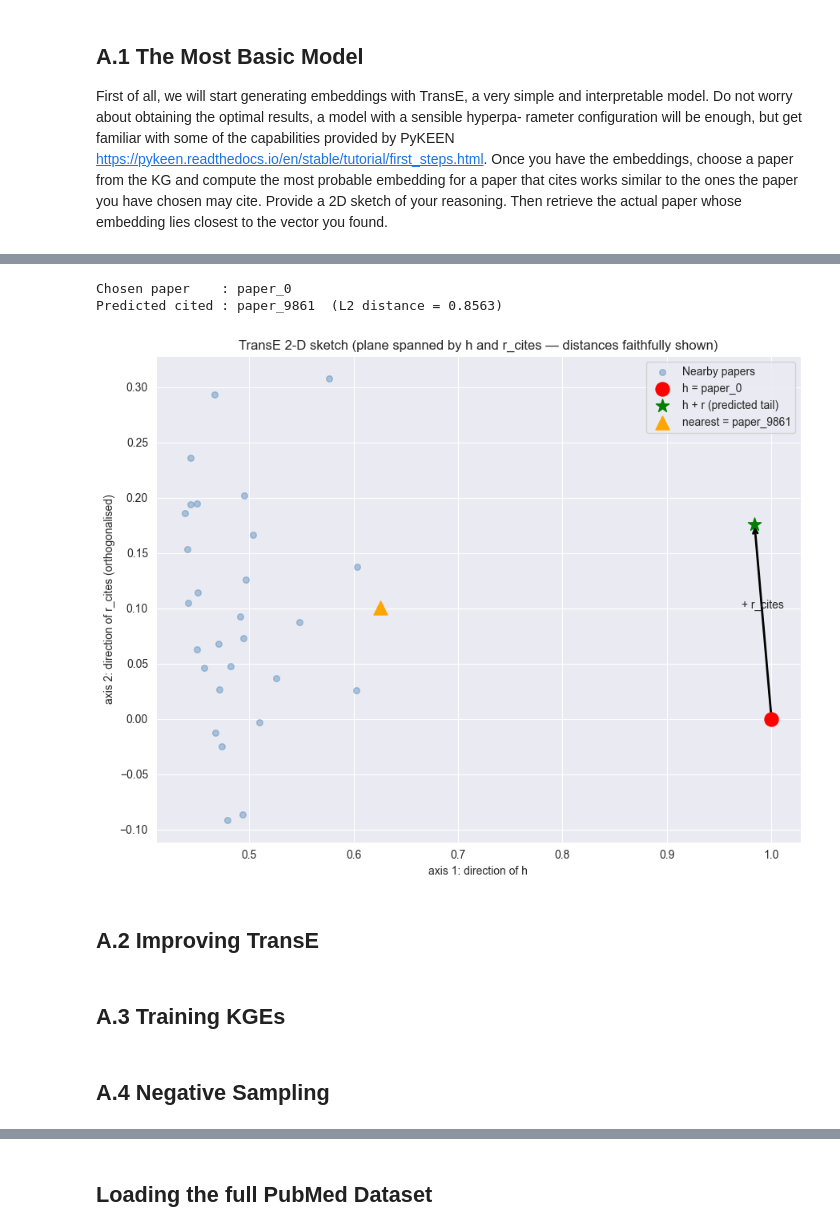
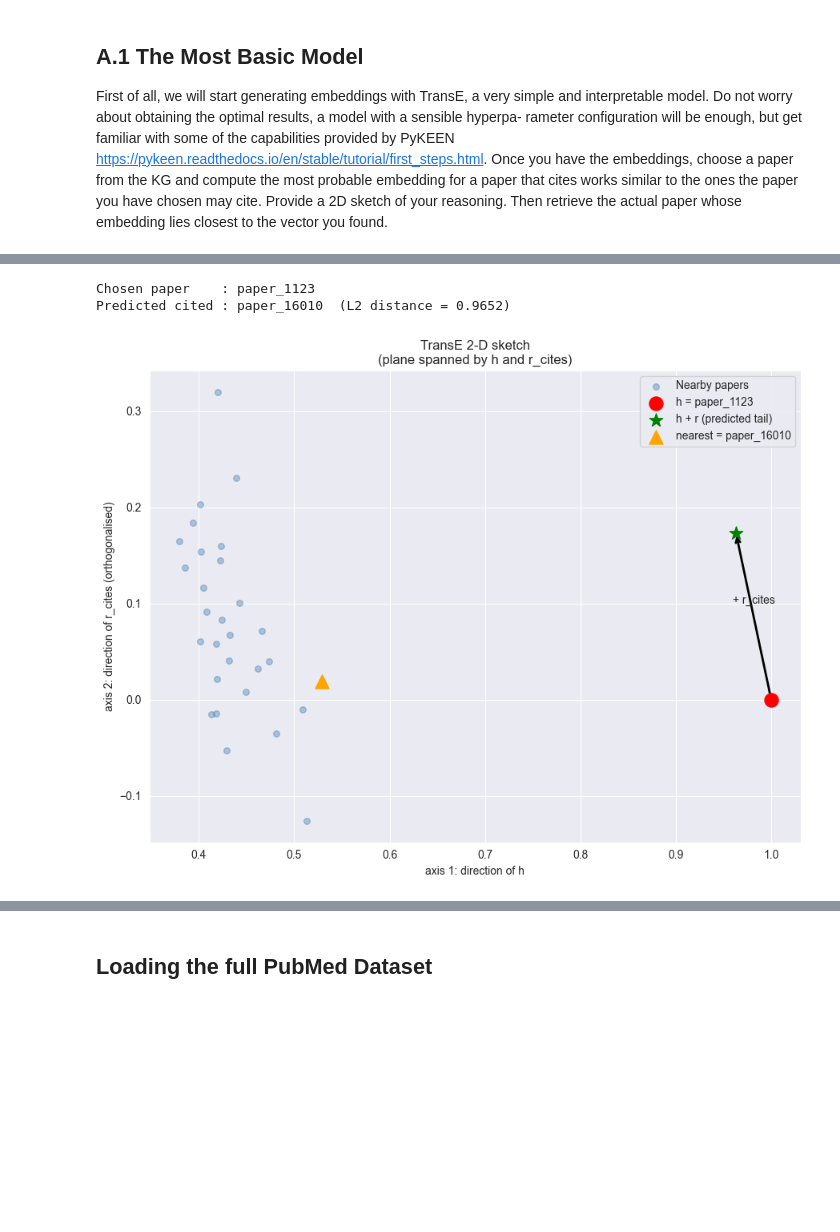
Before and after one commit to PabloRodriguezElvira/SDM_Lab3, a Jupyter notebook: Lab-Template.ipynb, the cells around one changed output, grey strips where cells are left out. Saved outputs shown, nothing was run; the diff lists cells and outputs as text; code cells hidden in the pictures; blank space fills up the shorter version.

```diff
--- a/Lab-Template.ipynb
+++ b/Lab-Template.ipynb
@@ -157,7 +176,7 @@ relation_to_id = result_transe.training.relation_to_id
 id_to_entity = {v: k for k, v in entity_to_id.items()}
 
 # Choose a paper
-chosen_paper = "paper_0"
+chosen_paper = "paper_1123"
 paper_id = entity_to_id[chosen_paper]
 cites_id = relation_to_id["cites"]
 
@@ -179,15 +198,12 @@ nearest_paper = id_to_entity[nearest_id]
 print(f"Chosen paper    : {chosen_paper}")
 print(f"Predicted cited : {nearest_paper}  (L2 distance = {distances[nearest_id]:.4f})")
 # %% [output]
-Chosen paper    : paper_0
-Predicted cited : paper_9861  (L2 distance = 0.8563)
+Chosen paper    : paper_1123
+Predicted cited : paper_16010  (L2 distance = 0.9652)
 # %%
 import matplotlib.pyplot as plt
 import numpy as np
 
-# Project onto the plane spanned by h and r_cites (Gram-Schmidt).
-# This keeps the h -> h+r arrow visible and preserves distances between
-# h, predicted_tail and nearest_paper, unlike a global PCA.
 def project_plane(vecs, u, v):
     e1 = u / (np.linalg.norm(u) + 1e-12)
     v2 = v - np.dot(v, e1) * e1
@@ -196,35 +212,32 @@ def project_plane(vecs, u, v):
 
 k = 30
 all_distances = np.linalg.norm(entity_embs - predicted_tail, axis=1)
 top_k_ids = np.argsort(all_distances)[:k].tolist()
 plot_ids = list(set(top_k_ids + [paper_id, nearest_id]))
 
 pts = np.vstack([entity_embs[plot_ids], predicted_tail.reshape(1, -1)])
 pts_2d = project_plane(pts, h_emb, r_emb)
 h_2d   = project_plane(h_emb.reshape(1, -1), h_emb, r_emb)[0]
 pt_2d  = pts_2d[-1]
 nn_2d  = project_plane(entity_embs[nearest_id].reshape(1, -1), h_emb, r_emb)[0]
 
 fig, ax = plt.subplots(figsize=(9, 7))
 ax.scatter(pts_2d[:-1, 0], pts_2d[:-1, 1], c="steelblue", alpha=0.4, s=30, label="Nearby papers")
 ax.scatter(h_2d[0],  h_2d[1],  c="red",    s=150, zorder=5, label=f"h = {chosen_paper}")
 ax.scatter(pt_2d[0], pt_2d[1], c="green",  s=150, marker="*", zorder=5, label="h + r (predicted tail)")
 ax.scatter(nn_2d[0], nn_2d[1], c="orange", s=150, marker="^", zorder=5, label=f"nearest = {nearest_paper}")
 
 ax.annotate("", xy=pt_2d, xytext=h_2d,
             arrowprops=dict(arrowstyle="->", color="black", lw=2))
 span = pts_2d[:, 1].max() - pts_2d[:, 1].min()
 mid = (h_2d + pt_2d) / 2
 ax.text(mid[0], mid[1] + span * 0.03, "+ r_cites", fontsize=10, ha="center")
 
-ax.set_title("TransE 2-D sketch
-(plane spanned by h and r_cites — distances faithfully shown)")
+ax.set_title("TransE 2-D sketch\n(plane spanned by h and r_cites)")
 ax.set_xlabel("axis 1: direction of h")
 ax.set_ylabel("axis 2: direction of r_cites (orthogonalised)")
 ax.legend()
 plt.tight_layout()
 plt.show()
 # %% [output]
-[figure, old version]
+[figure, new version]
-# %% [markdown]
-## **A.2 Improving TransE**
@@ -233,2 +243,0 @@ plt.show()
-# %% [markdown]
-## **A.3 Training KGEs**
@@ -237,2 +243,0 @@ plt.show()
-# %% [markdown]
-## **A.4 Negative Sampling**
```
Also changed, not shown: parts of 14 cells of this notebook, 8 other files.
